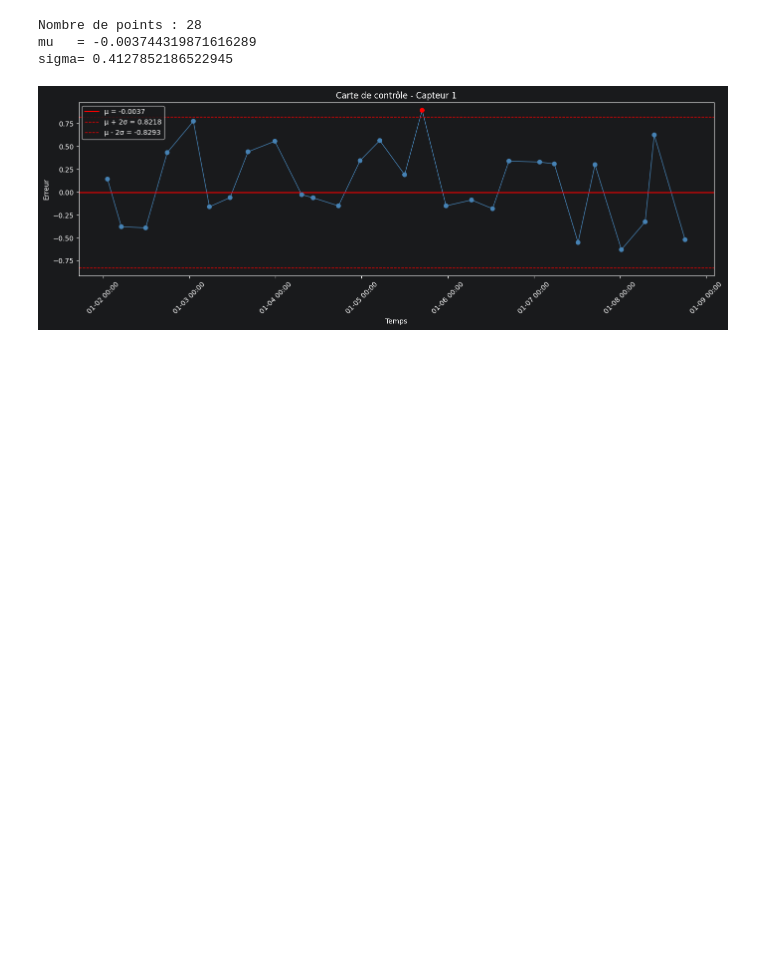
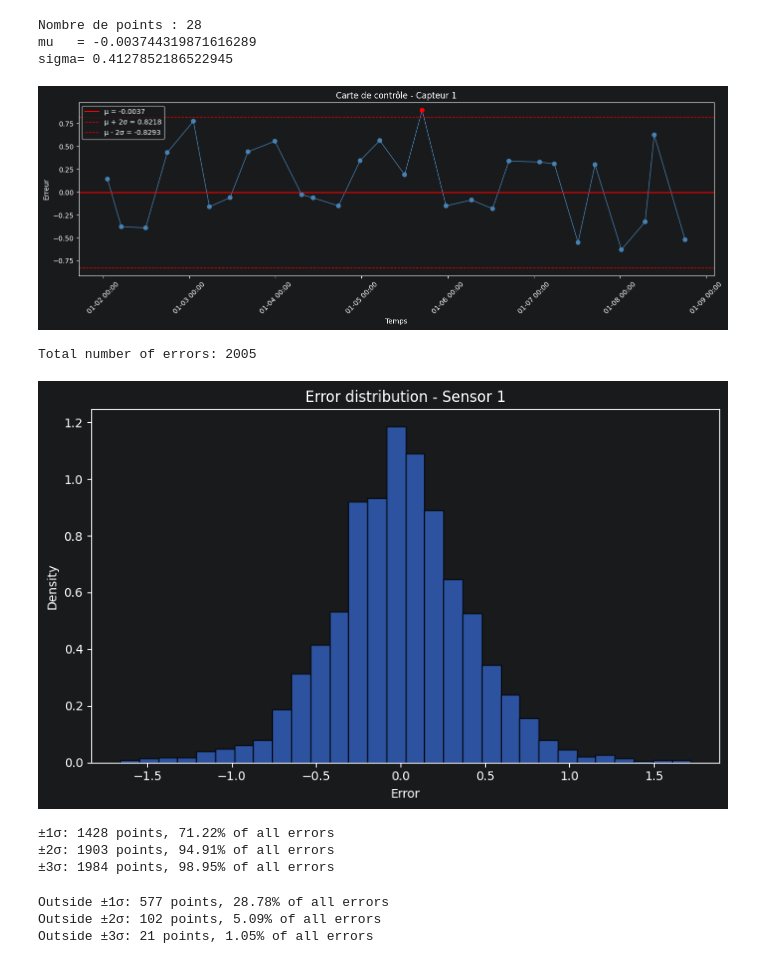
Before and after one commit to Dinark59/sae204, a Jupyter notebook: sample.ipynb, the cells around one changed output. Cells and saved outputs as stored; diff of their text form; code cells hidden in the pictures; blank space fills up the shorter version.

```diff
--- a/sample.ipynb
+++ b/sample.ipynb
@@ -132,3 +132,77 @@ Nombre de points : 28
 mu   = -0.003744319871616289
 sigma= 0.4127852186522945
 [figure]
+# %%
+import numpy as np
+
+# 2.1) Fetch all errors for the chosen sensor
+
+query_all_errors = """
+    WITH errors AS (
+        SELECT
+            cm.controltimestamp,
+            cm.controlvalue - sm.sensorvalue AS error
+        FROM controlmeasurement cm
+        JOIN sensormeasurement sm
+            ON sm.sensorid = cm.sensorid
+           AND sm.timestamp = cm.sensortimestamp
+        WHERE cm.sensorid = %s
+    )
+    SELECT error
+    FROM errors;
+"""
+
+with conn.cursor() as cur:
+    cur.execute(query_all_errors, (SENSOR_ID,))
+    rows_all = cur.fetchall()
+
+errors_all = np.array([r[0] for r in rows_all], dtype=float)
+
+print("Total number of errors:", len(errors_all))
+# %% [output]
+Total number of errors: 2005
+# %%
+fig, ax = plt.subplots(figsize=(8, 5))
+
+ax.hist(errors_all, bins=30, density=True, edgecolor="black", alpha=0.7)
+
+ax.set_title(f"Error distribution - Sensor {SENSOR_ID}")
+ax.set_xlabel("Error")
+ax.set_ylabel("Density")
+
+plt.tight_layout()
+plt.show()
+# %% [output]
+[figure, added]
+# %%
+N = len(errors_all)
+
+# Intervals around mu
+intervals = [
+    ("±1σ", 1),
+    ("±2σ", 2),
+    ("±3σ", 3),
+]
+
+for label, k in intervals:
+    lower = mu - k * sigma
+    upper = mu + k * sigma
+    count = np.sum((errors_all >= lower) & (errors_all <= upper))
+    percent = 100 * count / N
+    print(f"{label}: {count} points, {percent:.2f}% of all errors")
+# %% [output]
+±1σ: 1428 points, 71.22% of all errors
+±2σ: 1903 points, 94.91% of all errors
+±3σ: 1984 points, 98.95% of all errors
+# %%
+for label, k in intervals:
+    lower = mu - k * sigma
+    upper = mu + k * sigma
+    inside = np.sum((errors_all >= lower) & (errors_all <= upper))
+    outside = N - inside
+    percent_outside = 100 * outside / N
+    print(f"Outside {label}: {outside} points, {percent_outside:.2f}% of all errors")
+# %% [output]
+Outside ±1σ: 577 points, 28.78% of all errors
+Outside ±2σ: 102 points, 5.09% of all errors
+Outside ±3σ: 21 points, 1.05% of all errors
```
